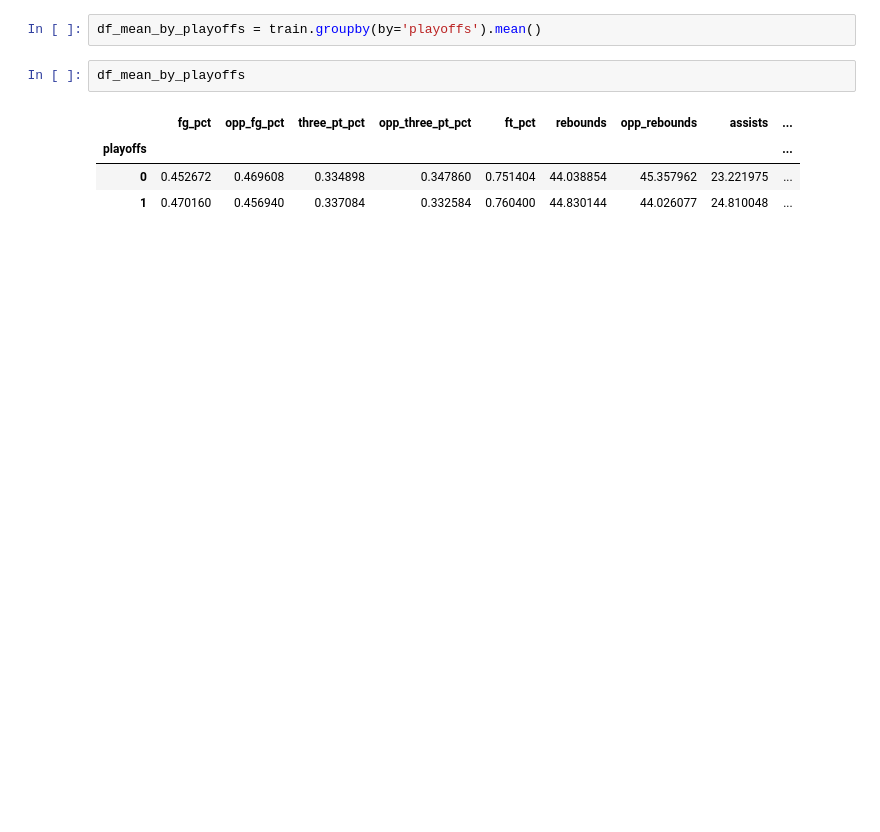
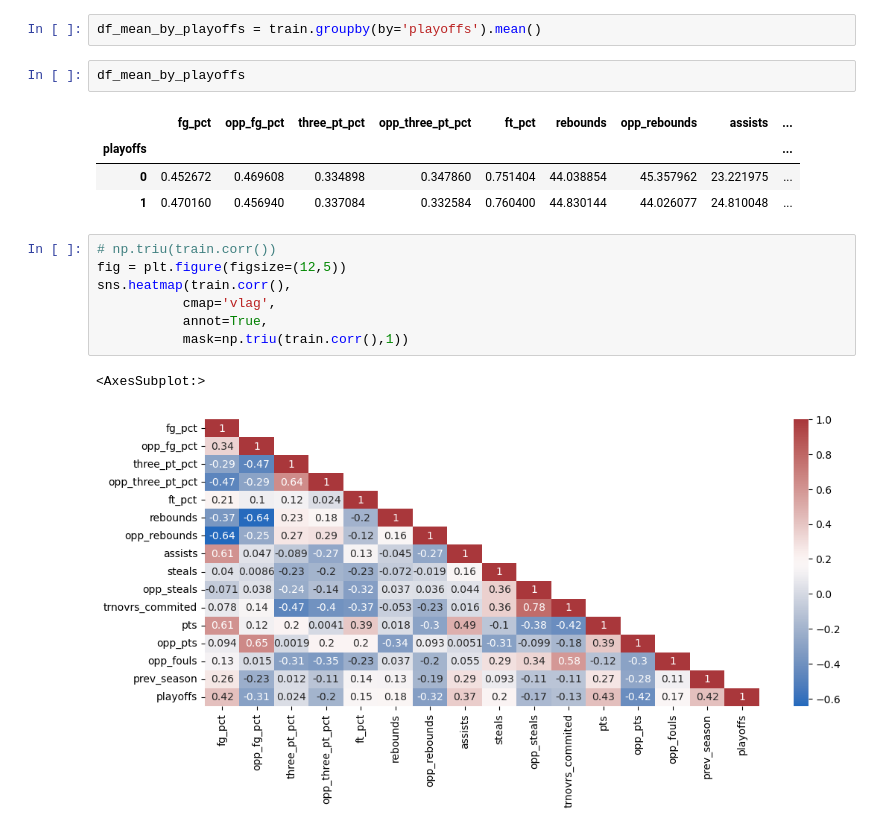
Before and after one commit to RichardAlcabes22/nba_project, a Jupyter notebook: nba_playoff_prediction.ipynb, the cells around one changed output. Saved outputs shown, nothing was run; the diff lists cells and outputs as text; blank space fills up the shorter version.

```diff
--- a/nba_playoff_prediction.ipynb
+++ b/nba_playoff_prediction.ipynb
@@ -166,3 +228,13 @@ df_mean_by_playoffs
 | playoffs |  |  |  |  |  |  |  |  | ... |
 | 0 | 0.452672 | 0.469608 | 0.334898 | 0.347860 | 0.751404 | 44.038854 | 45.357962 | 23.221975 | ... |
 | 1 | 0.470160 | 0.456940 | 0.337084 | 0.332584 | 0.760400 | 44.830144 | 44.026077 | 24.810048 | ... |
+# %%
+# np.triu(train.corr())
+fig = plt.figure(figsize=(12,5))
+sns.heatmap(train.corr(),
+           cmap='vlag',
+           annot=True,
+           mask=np.triu(train.corr(),1))
+# %% [output]
+<AxesSubplot:>
+[figure, added]
```
Also changed, not shown: parts of 11 cells of this notebook, 2 other files.
